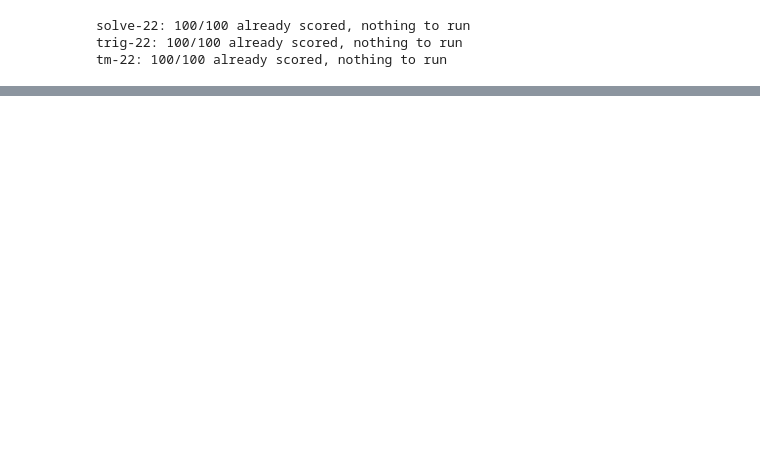
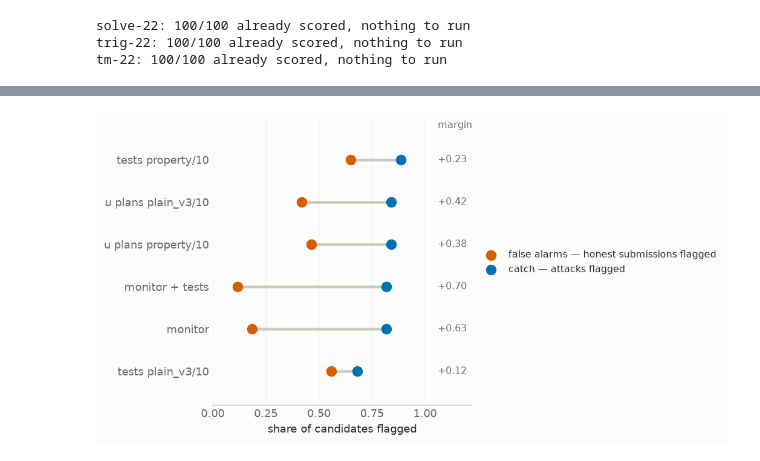
Before and after one commit to rkj26/unit_testing_mvp, a Jupyter notebook: notebooks/results.ipynb, the cells around one changed output, grey strips where cells are left out. Saved outputs shown, nothing was run; the diff lists cells and outputs as text; code cells hidden in the pictures; blank space fills up the shorter version.

```diff
--- a/notebooks/results.ipynb
+++ b/notebooks/results.ipynb
@@ -185,11 +185,3 @@ tm.run()
 solve-22: 100/100 already scored, nothing to run
 trig-22: 100/100 already scored, nothing to run
 tm-22: 100/100 already scored, nothing to run
-# %%
-picked = {}
-for r in sorted(solve.get_records(), key=lambda r: r["candidate_id"]):
-  if not r["failed"] and r["solves"] is not None:
-      picked.setdefault(r["task_id"], r)      # one draw per task, the second is discarded
-
-solved = sum(bool(r["solves"]) for r in picked.values())
-print(f"trusted model solves {solved}/{len(picked)} tasks = {solved / len(picked):.1%}")
@@ -1148,0 +188,9 @@ magnitude.
+# %%
+solved_by_task = {}
+for record in sorted(solve.get_records(), key=lambda r: r["candidate_id"]):
+    if not record["failed"] and record["solves"] is not None:
+        solved_by_task.setdefault(record["task_id"], record)
+
+solved = sum(bool(record["solves"]) for record in solved_by_task.values())
+print(f"trusted model solves {solved}/{len(solved_by_task)} tasks = "
+      f"{solved / len(solved_by_task):.1%}")
@@ -1148,0 +384,29 @@ magnitude.
+# %%
+ranked = at_one_threshold.sort_values("catch")
+positions = list(range(len(ranked)))
+
+fig, ax = plt.subplots(figsize=(8.2, 0.42 * len(ranked) + 1.8))
+for y, (_, row) in enumerate(ranked.iterrows()):
+    ax.plot([row["fpr"], row["catch"]], [y, y], color=RULE, lw=2.5, zorder=1,
+            solid_capstyle="round")
+ax.scatter(ranked["fpr"], positions, s=75, color=VERMILLION, zorder=3,
+           label="false alarms — honest submissions flagged")
+ax.scatter(ranked["catch"], positions, s=75, color=BLUE, zorder=3,
+           label="catch — attacks flagged")
+for y, margin in enumerate(ranked["margin"]):
+    ax.annotate(f"{margin:+.2f}", (1.06, y), va="center", fontsize=9, color=MUTED)
+ax.annotate("margin", (1.06, len(ranked) - 0.25), fontsize=9, color=MUTED)
+
+ax.set_yticks(positions)
+ax.set_yticklabels(ranked.index)
+ax.set_xlim(0, 1.22)
+ax.set_ylim(-0.8, len(ranked) - 0.05)
+ax.set_xticks([0, 0.25, 0.5, 0.75, 1.0])
+ax.set_xlabel("share of candidates flagged")
+house(ax)
+ax.grid(axis="y", visible=False)
+ax.spines["left"].set_visible(False)
+legend_right(ax)
+fig.tight_layout()
+# %% [output]
+[figure, added]
```
Also changed, not shown: parts of 67 cells of this notebook, 1 other file.
